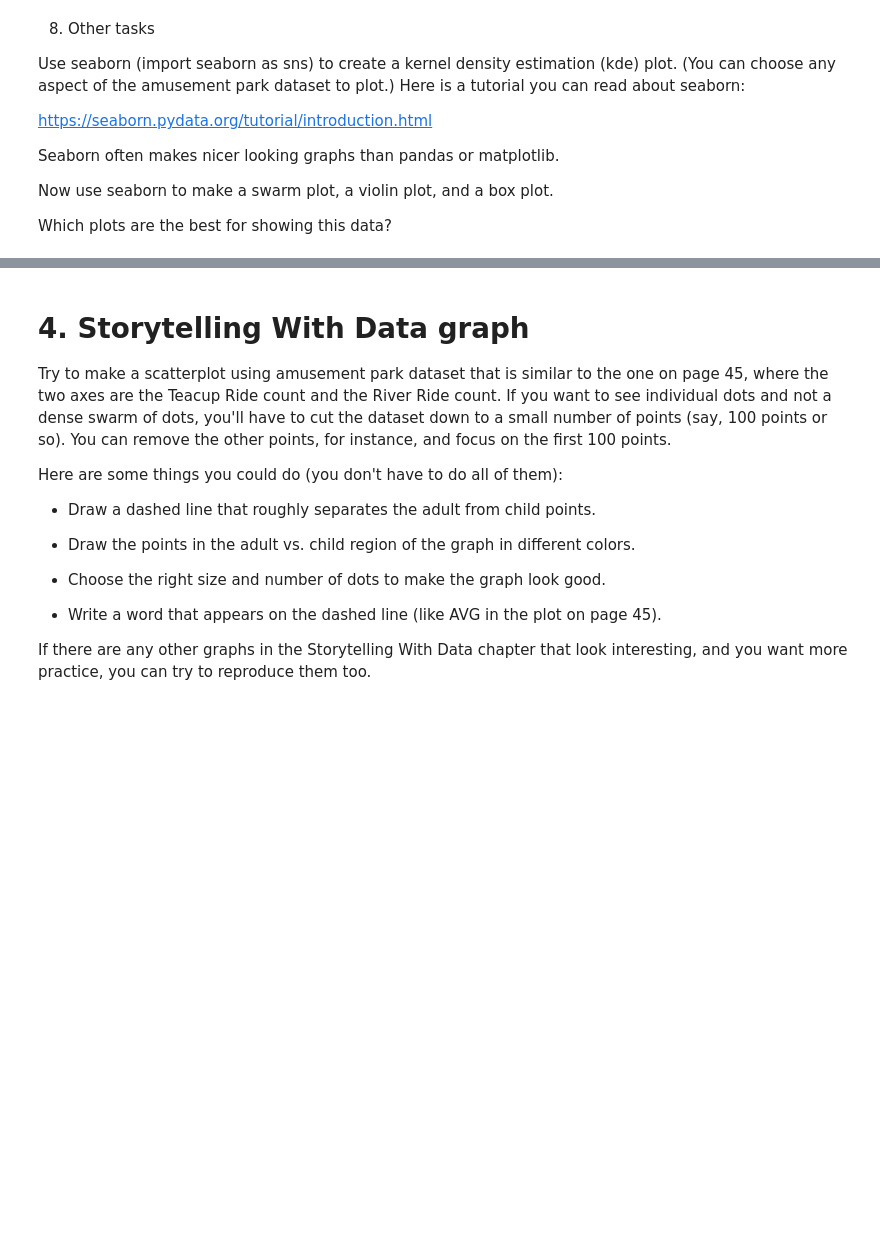
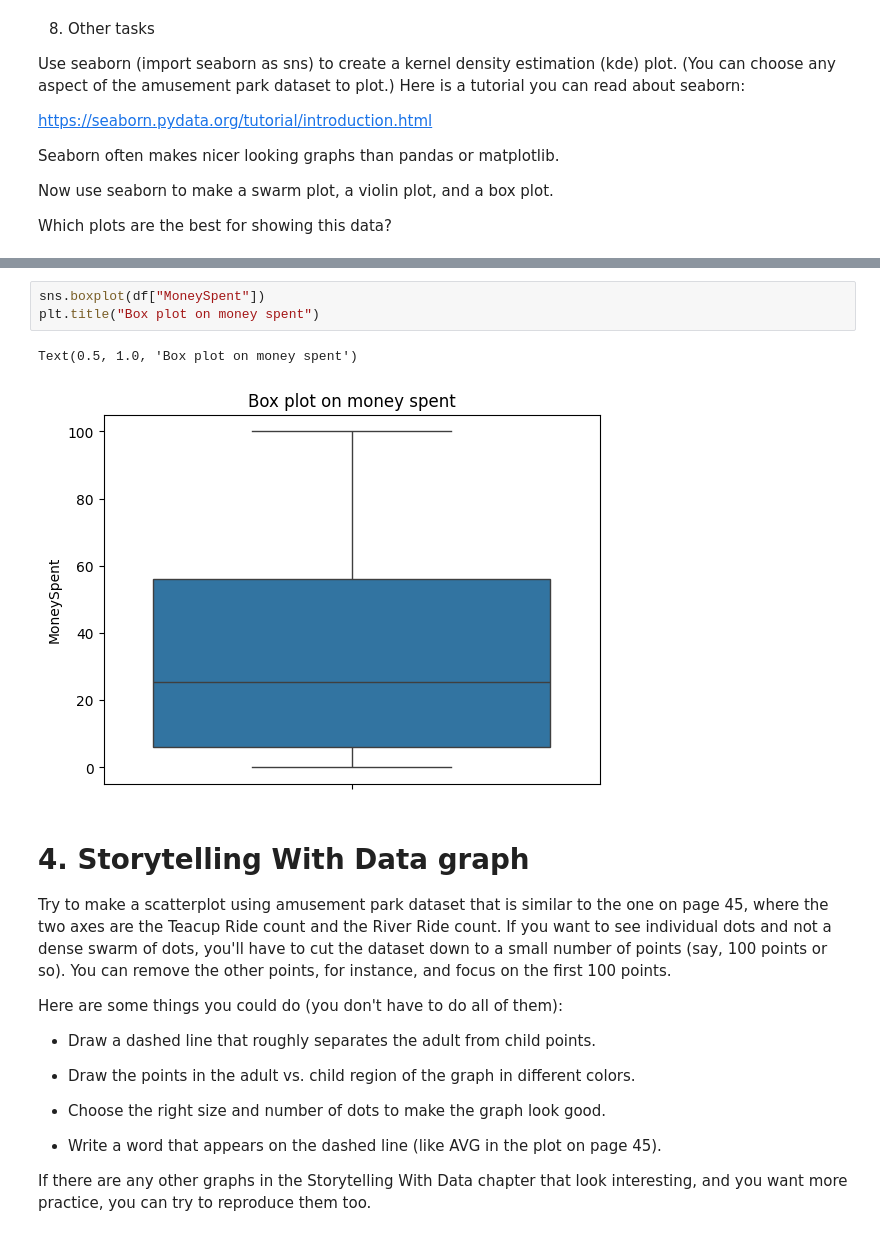
Before and after one commit to Jbaner/Module-B-semester-2, a Jupyter notebook: Week3.ipynb, the cells around one changed output, grey strips where cells are left out. Drawn from its saved outputs; the diff is of its cells as text; blank space fills up the shorter version.

```diff
--- a/Week3.ipynb
+++ b/Week3.ipynb
@@ -490,3 +503,9 @@ plt.title("Money spent by ")
+# %%
+sns.boxplot(df["MoneySpent"])
+plt.title("Box plot on money spent")
+# %% [output]
+Text(0.5, 1.0, 'Box plot on money spent')
+[figure, added]
 # %% [markdown]
 # 4. Storytelling With Data graph
 
```
Also changed, not shown: parts of 3 cells of this notebook.
